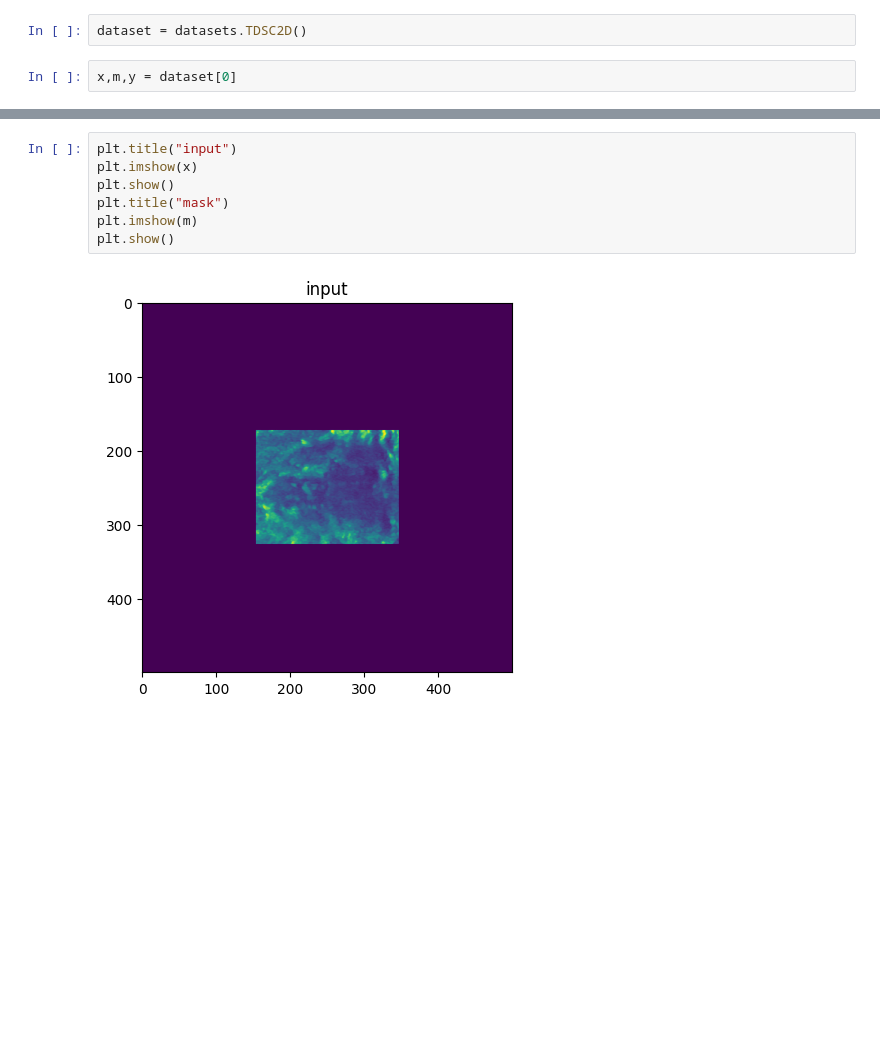
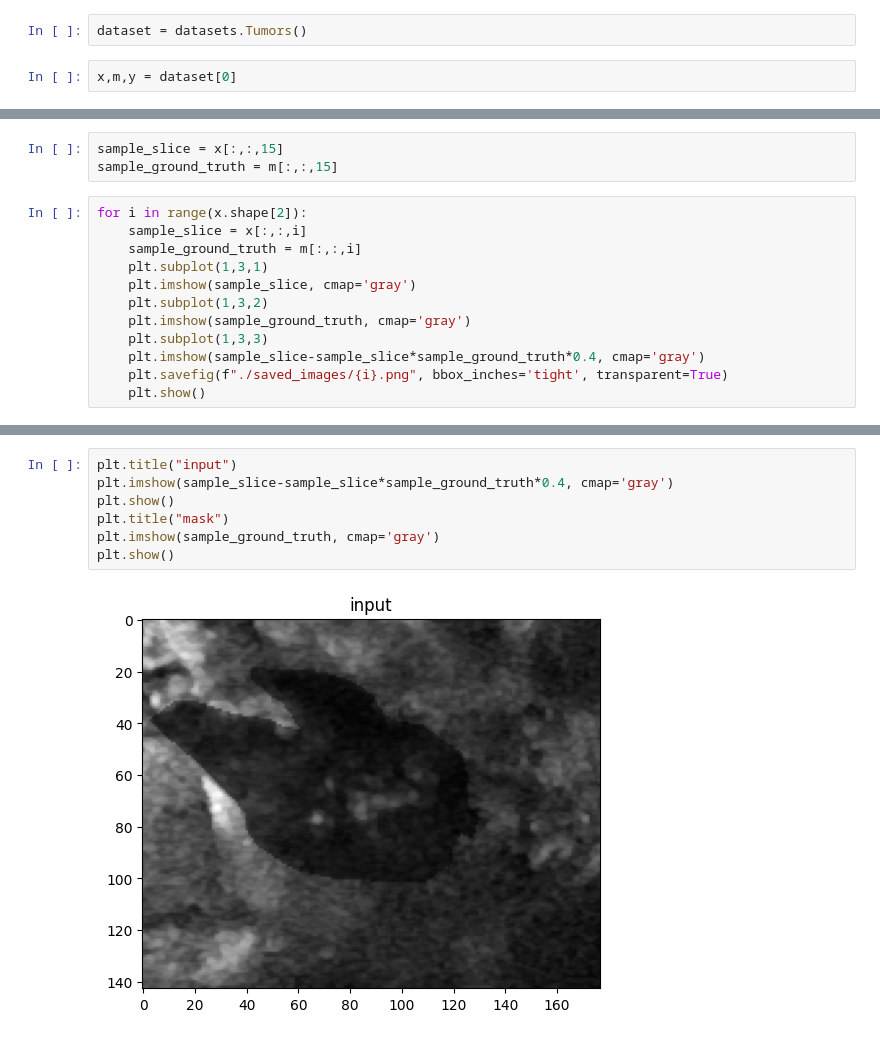
Before and after one commit to mralinp/abus-classification, a Jupyter notebook: shape-features.ipynb, the cells around one changed output, grey strips where cells are left out. Drawn from its saved outputs; the diff is of its cells as text; blank space fills up the shorter version.

Commit message:
saved tumor slices

```diff
--- a/shape-features.ipynb
+++ b/shape-features.ipynb
@@ -4,7 +4,7 @@ import datasets
 import numpy as np
 import matplotlib.pyplot as plt
 # %%
-dataset = datasets.TDSC2D()
+dataset = datasets.Tumors()
 # %%
 x,m,y = dataset[0]
 # %%
@@ -13,0 +14,15 @@ print(x.shape, m.shape)
+# %%
+sample_slice = x[:,:,15]
+sample_ground_truth = m[:,:,15]
+# %%
+for i in range(x.shape[2]):
+    sample_slice = x[:,:,i]
+    sample_ground_truth = m[:,:,i]
+    plt.subplot(1,3,1)
+    plt.imshow(sample_slice, cmap='gray')
+    plt.subplot(1,3,2)
+    plt.imshow(sample_ground_truth, cmap='gray')
+    plt.subplot(1,3,3)
+    plt.imshow(sample_slice-sample_slice*sample_ground_truth*0.4, cmap='gray')
+    plt.savefig(f"./saved_images/{i}.png", bbox_inches='tight', transparent=True)
+    plt.show()
@@ -14,9 +43,9 @@ print(x.shape, m.shape)
 # %%
 plt.title("input")
-plt.imshow(x)
+plt.imshow(sample_slice-sample_slice*sample_ground_truth*0.4, cmap='gray')
 plt.show()
 plt.title("mask")
-plt.imshow(m)
+plt.imshow(sample_ground_truth, cmap='gray')
 plt.show()
 # %% [output]
-[figure, old version]
+[figure, new version]
```
Also changed, not shown: parts of 4 cells of this notebook, 7 other files.
